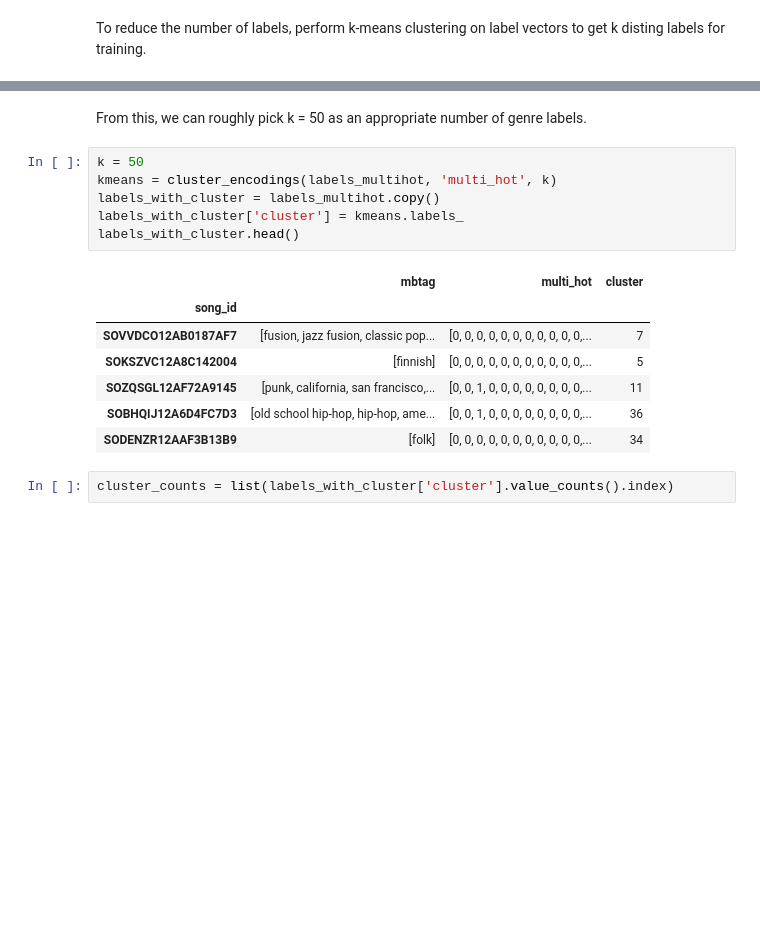
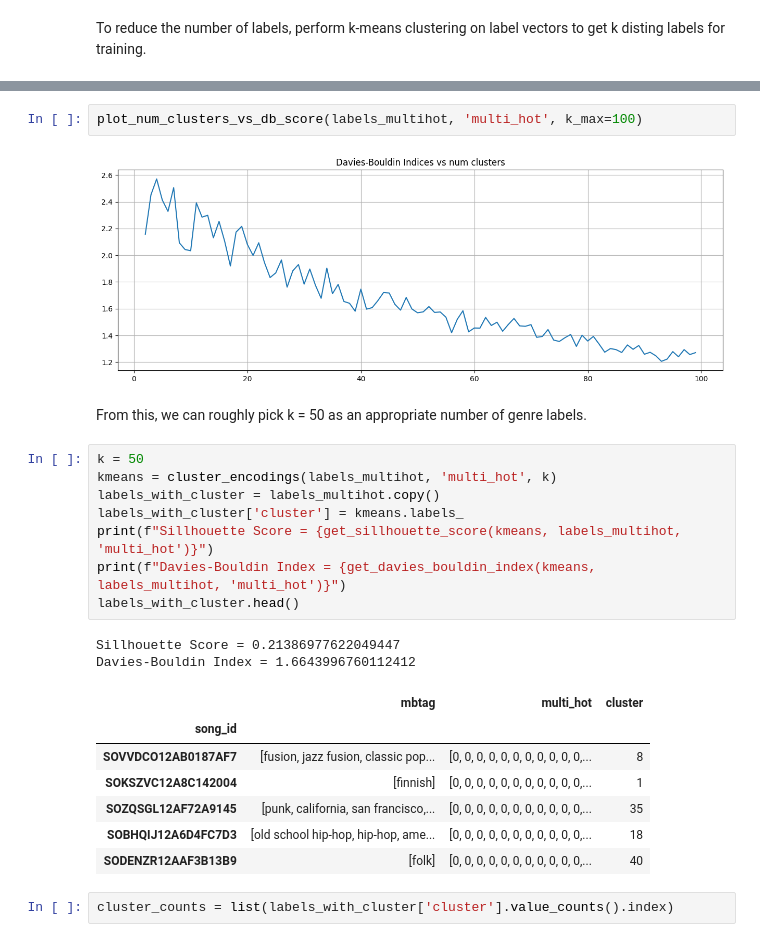
Before and after one commit to dsoman24/multimodal-music-recommender, a Jupyter notebook: preprocessing/main_preprocess.ipynb, the cells around one changed output, grey strips where cells are left out. Cells and saved outputs as stored; diff of their text form; blank space fills up the shorter version.

```diff
--- a/preprocessing/main_preprocess.ipynb
+++ b/preprocessing/main_preprocess.ipynb
@@ -258,3 +257,7 @@ plot_elbow_of_encoding_cluster(labels_multihot, 'multi_hot', k_max=100)
+# %%
+plot_num_clusters_vs_db_score(labels_multihot, 'multi_hot', k_max=100)
+# %% [output]
+[figure, added]
 # %% [markdown]
 From this, we can roughly pick k = 50 as an appropriate number of genre labels.
 # %%
@@ -262,15 +265,19 @@ k = 50
 kmeans = cluster_encodings(labels_multihot, 'multi_hot', k)
 labels_with_cluster = labels_multihot.copy()
 labels_with_cluster['cluster'] = kmeans.labels_
+print(f"Sillhouette Score = {get_sillhouette_score(kmeans, labels_multihot, 'multi_hot')}")
+print(f"Davies-Bouldin Index = {get_davies_bouldin_index(kmeans, labels_multihot, 'multi_hot')}")
 labels_with_cluster.head()
 # %% [output]
+Sillhouette Score = 0.21386977622049447
+Davies-Bouldin Index = 1.6643996760112412
 |  | mbtag | multi_hot | cluster |
 | song_id |  |  |  |
-| SOVVDCO12AB0187AF7 | [fusion, jazz fusion, classic pop... | [0, 0, 0, 0, 0, 0, 0, 0, 0, 0, 0,... | 7 |
-| SOKSZVC12A8C142004 | [finnish] | [0, 0, 0, 0, 0, 0, 0, 0, 0, 0, 0,... | 5 |
-| SOZQSGL12AF72A9145 | [punk, california, san francisco,... | [0, 0, 1, 0, 0, 0, 0, 0, 0, 0, 0,... | 11 |
-| SOBHQIJ12A6D4FC7D3 | [old school hip-hop, hip-hop, ame... | [0, 0, 1, 0, 0, 0, 0, 0, 0, 0, 0,... | 36 |
-| SODENZR12AAF3B13B9 | [folk] | [0, 0, 0, 0, 0, 0, 0, 0, 0, 0, 0,... | 34 |
+| SOVVDCO12AB0187AF7 | [fusion, jazz fusion, classic pop... | [0, 0, 0, 0, 0, 0, 0, 0, 0, 0, 0,... | 8 |
+| SOKSZVC12A8C142004 | [finnish] | [0, 0, 0, 0, 0, 0, 0, 0, 0, 0, 0,... | 1 |
+| SOZQSGL12AF72A9145 | [punk, california, san francisco,... | [0, 0, 0, 0, 0, 0, 0, 0, 0, 0, 0,... | 35 |
+| SOBHQIJ12A6D4FC7D3 | [old school hip-hop, hip-hop, ame... | [0, 0, 0, 0, 0, 0, 0, 0, 0, 0, 0,... | 18 |
+| SODENZR12AAF3B13B9 | [folk] | [0, 0, 0, 0, 0, 0, 0, 0, 0, 0, 0,... | 40 |
 # %%
 cluster_counts = list(labels_with_cluster['cluster'].value_counts().index)
 # %%
```
Also changed, not shown: parts of 15 cells of this notebook, 1 other file.
